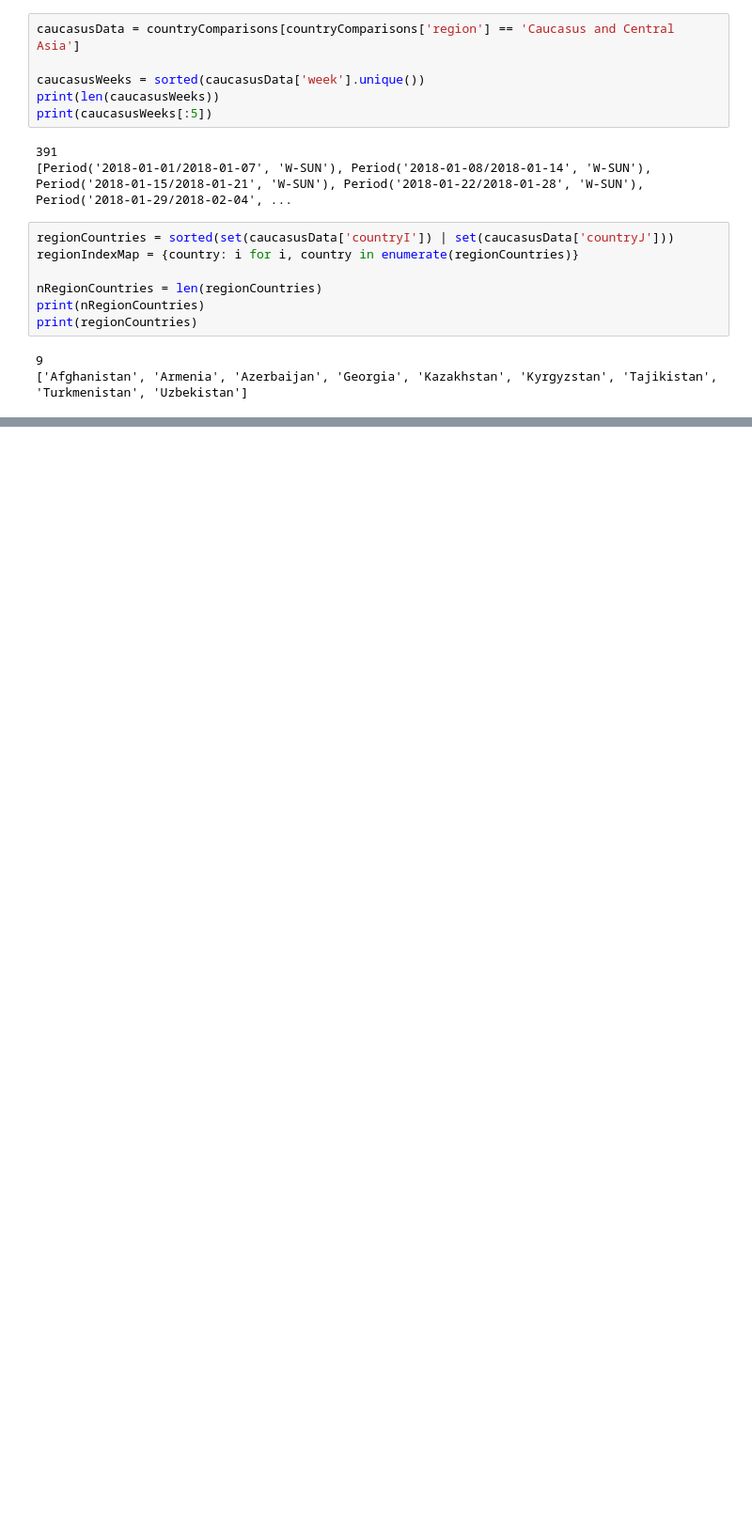
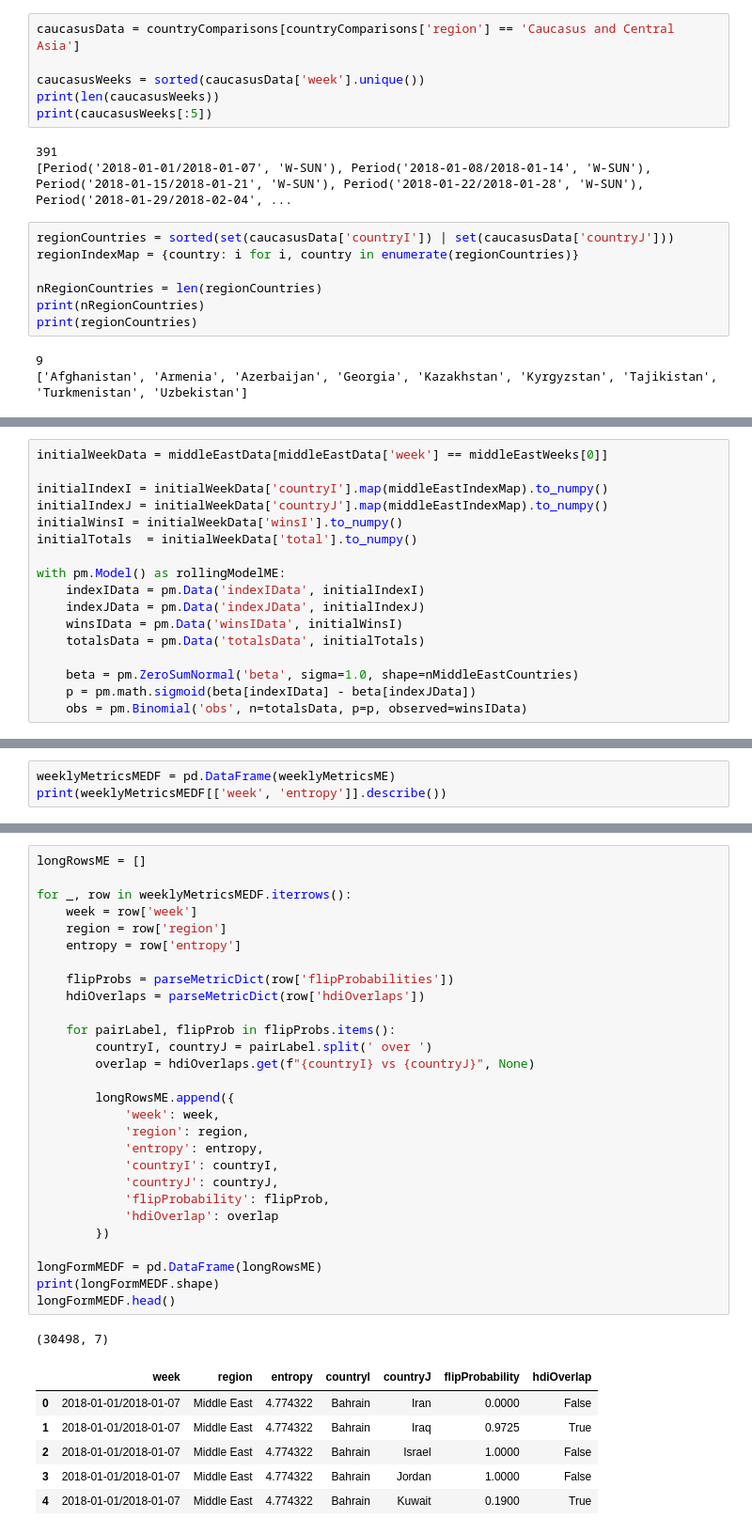
Before and after one commit to rcuhl35/GEO-RISK-ENGINE, a Jupyter notebook: notebooks/BTL_Modeling_02.ipynb, the cells around one changed output, grey strips where cells are left out. Shown at 94% size. Saved outputs shown, nothing was run; the diff lists cells and outputs as text; blank space fills up the shorter version.

```diff
--- a/notebooks/BTL_Modeling_02.ipynb
+++ b/notebooks/BTL_Modeling_02.ipynb
@@ -110,0 +380,17 @@ KeyboardInterrupt:
+# %%
+initialWeekData = middleEastData[middleEastData['week'] == middleEastWeeks[0]]
+
+initialIndexI = initialWeekData['countryI'].map(middleEastIndexMap).to_numpy()
+initialIndexJ = initialWeekData['countryJ'].map(middleEastIndexMap).to_numpy()
+initialWinsI = initialWeekData['winsI'].to_numpy()
+initialTotals  = initialWeekData['total'].to_numpy()
+
+with pm.Model() as rollingModelME:
+    indexIData = pm.Data('indexIData', initialIndexI)
+    indexJData = pm.Data('indexJData', initialIndexJ)
+    winsIData = pm.Data('winsIData', initialWinsI)
+    totalsData = pm.Data('totalsData', initialTotals)
+
+    beta = pm.ZeroSumNormal('beta', sigma=1.0, shape=nMiddleEastCountries)
+    p = pm.math.sigmoid(beta[indexIData] - beta[indexJData])
+    obs = pm.Binomial('obs', n=totalsData, p=p, observed=winsIData)
@@ -110,0 +464,3 @@ KeyboardInterrupt:
+# %%
+weeklyMetricsMEDF = pd.DataFrame(weeklyMetricsME)
+print(weeklyMetricsMEDF[['week', 'entropy']].describe())
@@ -110,0 +477,36 @@ KeyboardInterrupt:
+# %%
+longRowsME = []
+
+for _, row in weeklyMetricsMEDF.iterrows():
+    week = row['week']
+    region = row['region']
+    entropy = row['entropy']
+
+    flipProbs = parseMetricDict(row['flipProbabilities'])
+    hdiOverlaps = parseMetricDict(row['hdiOverlaps'])
+
+    for pairLabel, flipProb in flipProbs.items():
+        countryI, countryJ = pairLabel.split(' over ')
+        overlap = hdiOverlaps.get(f"{countryI} vs {countryJ}", None)
+
+        longRowsME.append({
+            'week': week,
+            'region': region,
+            'entropy': entropy,
+            'countryI': countryI,
+            'countryJ': countryJ,
+            'flipProbability': flipProb,
+            'hdiOverlap': overlap
+        })
+
+longFormMEDF = pd.DataFrame(longRowsME)
+print(longFormMEDF.shape)
+longFormMEDF.head()
+# %% [output]
+(30498, 7)
+|  | week | region | entropy | countryI | countryJ | flipProbability | hdiOverlap |
+| 0 | 2018-01-01/2018-01-07 | Middle East | 4.774322 | Bahrain | Iran | 0.0000 | False |
+| 1 | 2018-01-01/2018-01-07 | Middle East | 4.774322 | Bahrain | Iraq | 0.9725 | True |
+| 2 | 2018-01-01/2018-01-07 | Middle East | 4.774322 | Bahrain | Israel | 1.0000 | False |
+| 3 | 2018-01-01/2018-01-07 | Middle East | 4.774322 | Bahrain | Jordan | 1.0000 | False |
+| 4 | 2018-01-01/2018-01-07 | Middle East | 4.774322 | Bahrain | Kuwait | 0.1900 | True |
```
Also changed, not shown: parts of 31 cells of this notebook, 10 other files.
